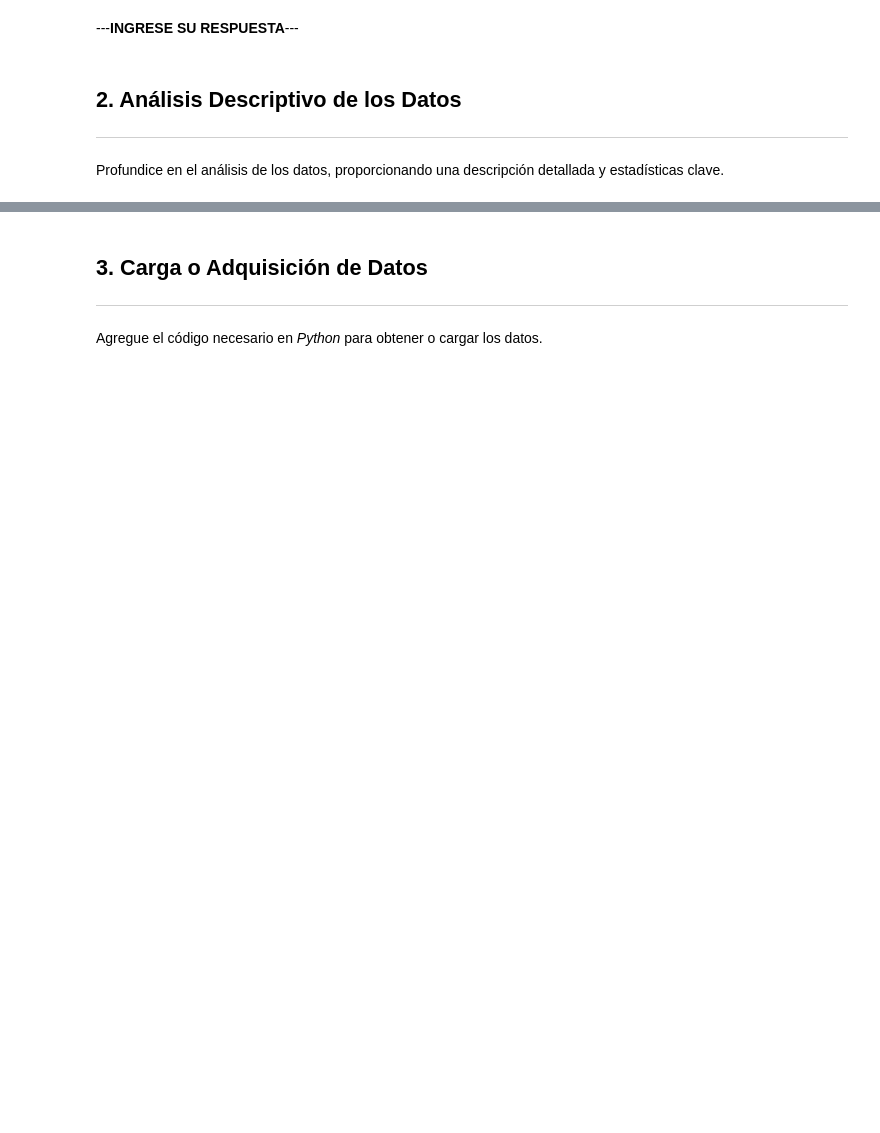
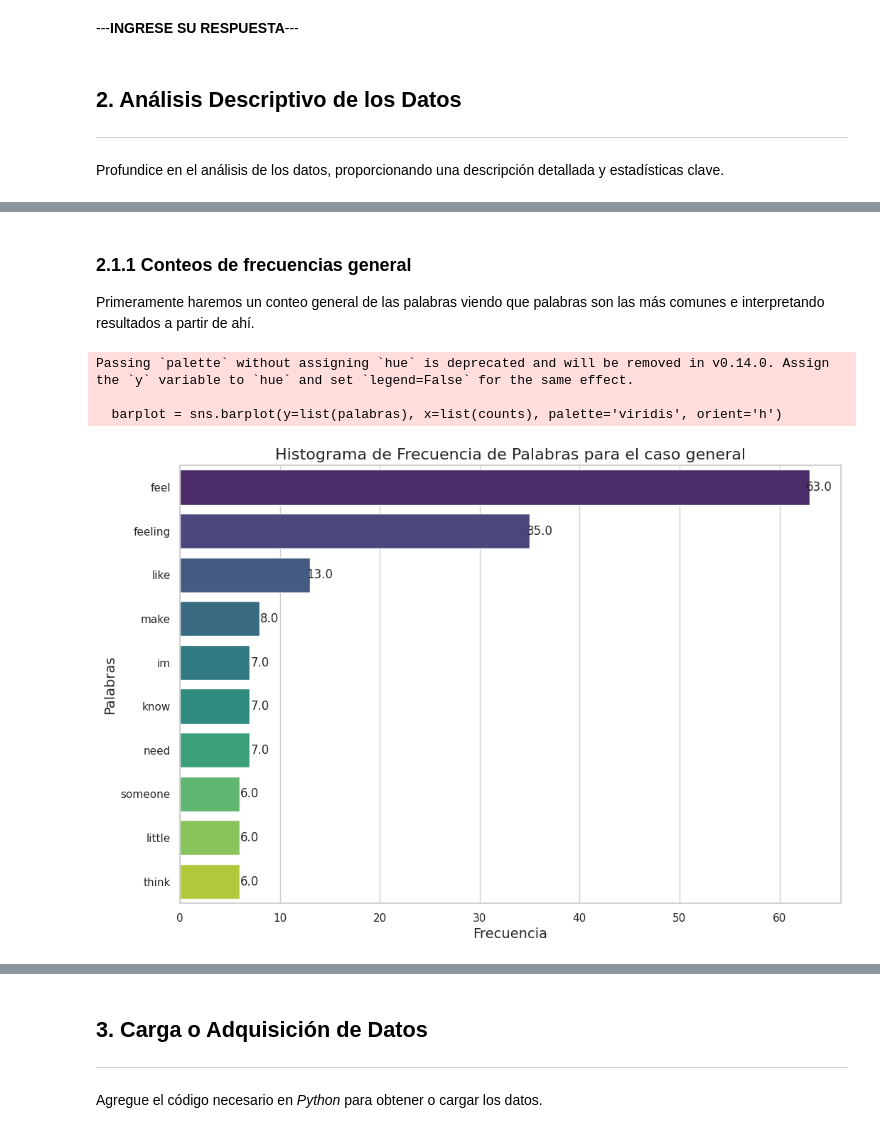
Before and after one commit to Robert-Gomez-AI/HeartFailure, a Jupyter notebook: M3U4_fase_3_Entendimiento_de_los_datos.ipynb, the cells around one changed output, grey strips where cells are left out. Drawn from its saved outputs; the diff is of its cells as text; code cells hidden in the pictures; blank space fills up the shorter version.

```diff
--- a/M3U4_fase_3_Entendimiento_de_los_datos.ipynb
+++ b/M3U4_fase_3_Entendimiento_de_los_datos.ipynb
@@ -15,2 +9,0 @@ data=re.get("https://datasets-server.huggingface.co/rows?dataset=dair-ai%2Femoti
-# %%
-dict_df=dict(data.json())
@@ -22,0 +76,34 @@ df = pd.DataFrame(data)
+# %%
+def crear_barplot(frecuencias,sentimiento, top_n=10):
+    """
+    Crea un histograma vertical de las palabras más comunes basado en las frecuencias proporcionadas.
+
+    Parámetros:
+    frecuencias (Counter): Conteo de frecuencias de palabras.
+    top_n (int): Número de palabras más comunes a mostrar en el histograma.
+    """
+    # Obtener las palabras más comunes
+    palabras, counts = zip(*frecuencias.most_common(top_n))
+
+    # Configurar el estilo de seaborn
+    sns.set(style="whitegrid")
+
+    # Crear el plot
+    plt.figure(figsize=(12, 8))
+    barplot = sns.barplot(y=list(palabras), x=list(counts), palette='viridis', orient='h')
+
+    # Añadir títulos y etiquetas
+    barplot.set_title('Histograma de Frecuencia de Palabras para {}'.format(sentimiento), fontsize=16)
+    barplot.set_xlabel('Frecuencia', fontsize=14)
+    barplot.set_ylabel('Palabras', fontsize=14)
+
+    # Añadir etiquetas de valor en las barras
+    for p in barplot.patches:
+        barplot.annotate(format(p.get_width(), '.1f'),
+                         (p.get_width(), p.get_y() + p.get_height() / 2.),
+                         ha = 'center', va = 'center',
+                         xytext = (10, 0),
+                         textcoords = 'offset points', fontsize=12)
+
+    # Mostrar el gráfico
+    plt.show()
@@ -23,3 +127,5 @@ df = pd.DataFrame(data)
+# %%
+df=get_data(url)
 # %%
 df
 # %% [output]
@@ -150,0 +239,13 @@ Profundice en el análisis de los datos, proporcionando una descripción detalla
+# %% [markdown]
+### **2.1.1 Conteos de frecuencias general**
+
+Primeramente haremos un conteo general de las palabras viendo que palabras son las más comunes e interpretando resultados a partir de ahí.
+# %%
+frecuencias_general=generar_frecuencias(df,'text')
+# %%
+crear_barplot(frecuencias_general,'el caso general')
+# %% [output]
+Passing `palette` without assigning `hue` is deprecated and will be removed in v0.14.0. Assign the `y` variable to `hue` and set `legend=False` for the same effect.
+
+  barplot = sns.barplot(y=list(palabras), x=list(counts), palette='viridis', orient='h')
+[figure, added]
```
Also changed, not shown: parts of 32 cells of this notebook.
